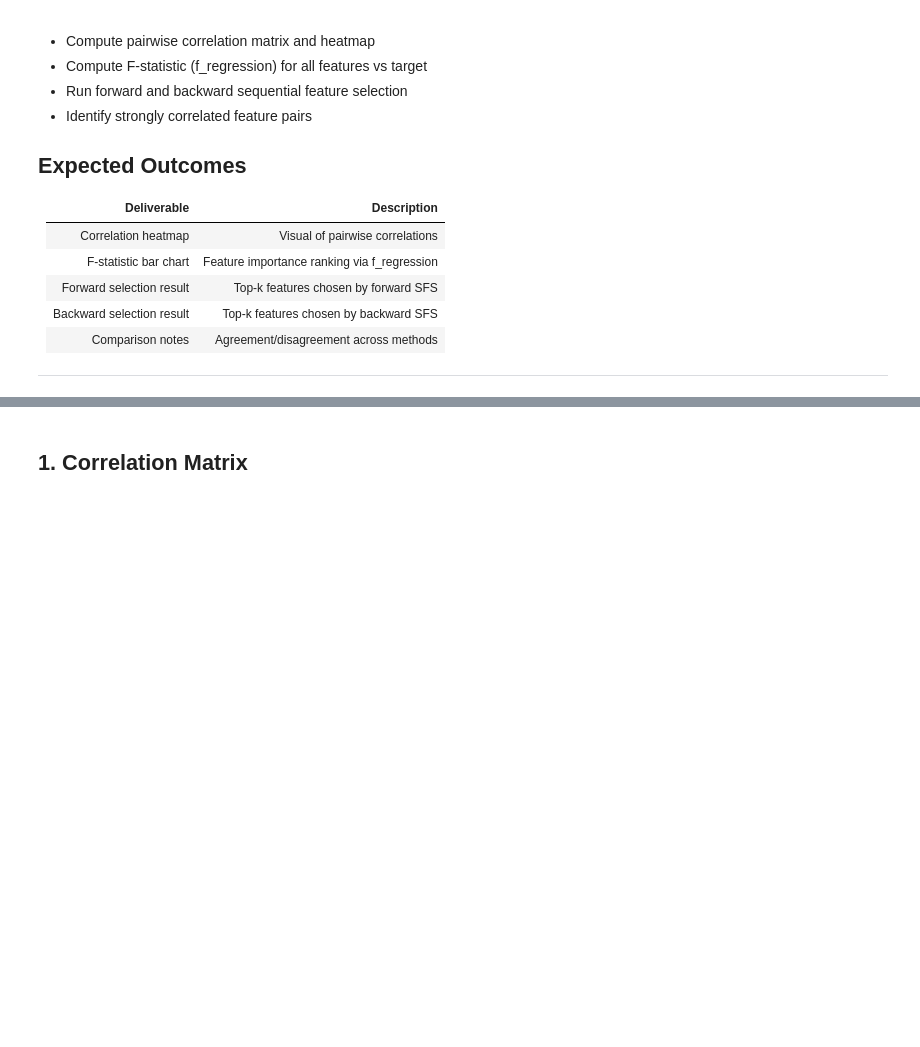
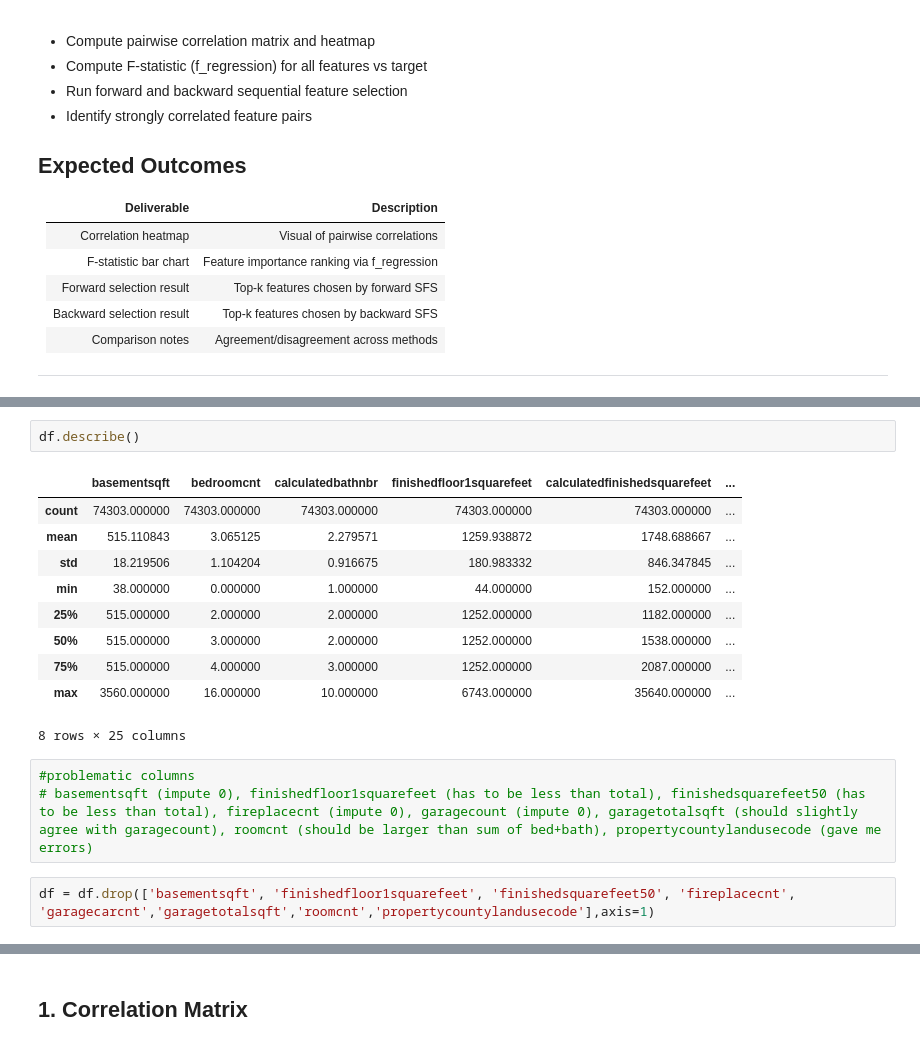
Before and after one commit to kumargaurav-bu-edu/bu_shared_projects, a Jupyter notebook: 04_feature_relationships.ipynb, the cells around one changed output, grey strips where cells are left out. Cells and saved outputs as stored; diff of their text form; blank space fills up the shorter version.

```diff
--- a/04_feature_relationships.ipynb
+++ b/04_feature_relationships.ipynb
@@ -35,0 +38,18 @@ print(f"Shape: {df.shape}")
+# %%
+df.describe()
+# %% [output]
+|  | basementsqft | bedroomcnt | calculatedbathnbr | finishedfloor1squarefeet | calculatedfinishedsquarefeet | ... |
+| count | 74303.000000 | 74303.000000 | 74303.000000 | 74303.000000 | 74303.000000 | ... |
+| mean | 515.110843 | 3.065125 | 2.279571 | 1259.938872 | 1748.688667 | ... |
+| std | 18.219506 | 1.104204 | 0.916675 | 180.983332 | 846.347845 | ... |
+| min | 38.000000 | 0.000000 | 1.000000 | 44.000000 | 152.000000 | ... |
+| 25% | 515.000000 | 2.000000 | 2.000000 | 1252.000000 | 1182.000000 | ... |
+| 50% | 515.000000 | 3.000000 | 2.000000 | 1252.000000 | 1538.000000 | ... |
+| 75% | 515.000000 | 4.000000 | 3.000000 | 1252.000000 | 2087.000000 | ... |
+| max | 3560.000000 | 16.000000 | 10.000000 | 6743.000000 | 35640.000000 | ... |
+8 rows × 25 columns
+# %%
+#problematic columns
+# basementsqft (impute 0), finishedfloor1squarefeet (has to be less than total), finishedsquarefeet50 (has to be less than total), fireplacecnt (impute 0), garagecount (impute 0), garagetotalsqft (should slightly agree with garagecount), roomcnt (should be larger than sum of bed+bath), propertycountylandusecode (gave me errors)
+# %%
+df = df.drop(['basementsqft', 'finishedfloor1squarefeet', 'finishedsquarefeet50', 'fireplacecnt', 'garagecarcnt','garagetotalsqft','roomcnt','propertycountylandusecode'],axis=1)
```
Also changed, not shown: parts of 10 cells of this notebook, 4 other files.
